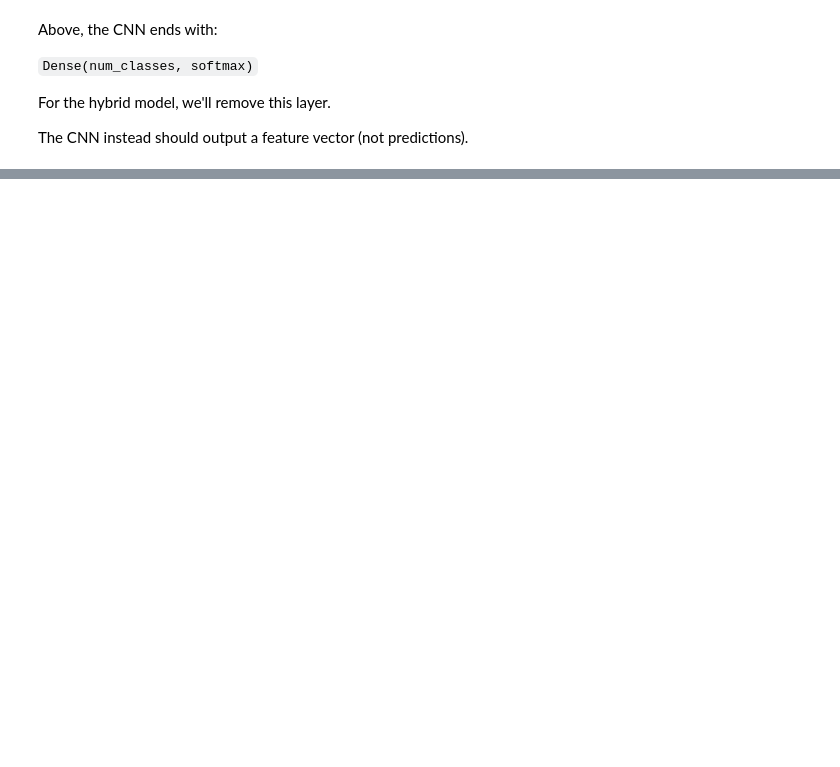
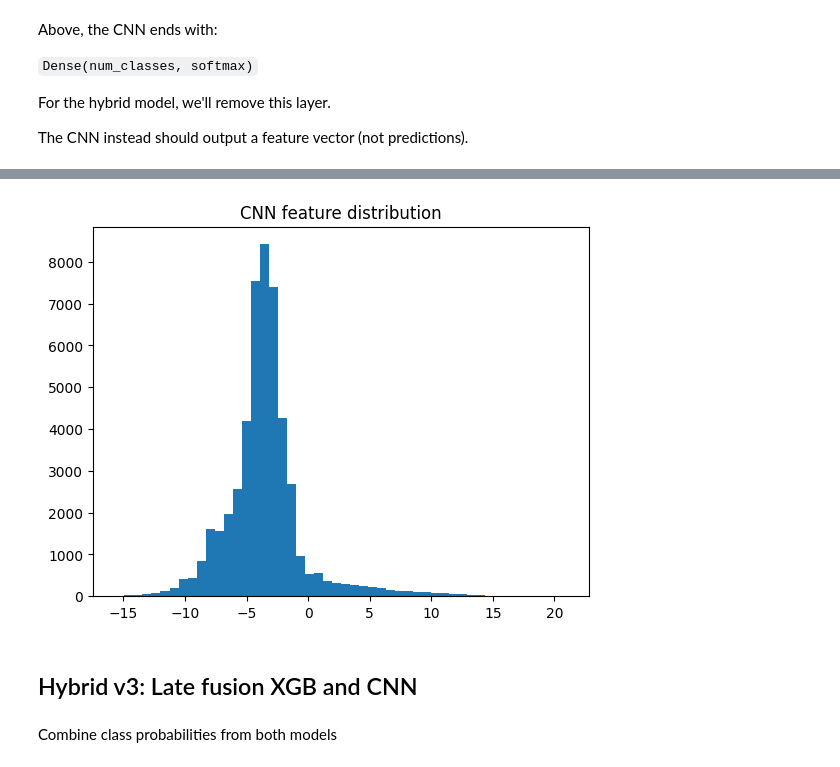
Before and after one commit to mi-mi-mia/smart-stethoscope, a Jupyter notebook: notebooks/05_keira_xgboost_feat_with_cnn.ipynb, the cells around one changed output, grey strips where cells are left out. Drawn from its saved outputs; the diff is of its cells as text; code cells hidden in the pictures; blank space fills up the shorter version.

```diff
--- a/notebooks/05_keira_xgboost_feat_with_cnn.ipynb
+++ b/notebooks/05_keira_xgboost_feat_with_cnn.ipynb
@@ -655,0 +863,8 @@ cnn_features = layers.Dropout(0.3)(cnn_features)
+# %%
+# Use the input tensor from the first layer
+cnn_feature_extractor = models.Model(
+    inputs=cnn_model.layers[0].input,
+    outputs=cnn_model.layers[-3].output  # Dense(32)
+)
+
+cnn_feature_extractor.summary()
@@ -655,0 +893,9 @@ cnn_features = layers.Dropout(0.3)(cnn_features)
+# %%
+# Extract CNN features
+X_train_cnn_feat = cnn_feature_extractor.predict(X_train_img)
+X_val_cnn_feat   = cnn_feature_extractor.predict(X_val_img)
+X_test_cnn_feat  = cnn_feature_extractor.predict(X_test_img)
+
+print("Train CNN features:", X_train_cnn_feat.shape)
+print("Val CNN features:", X_val_cnn_feat.shape)
+print("Test CNN features:", X_test_cnn_feat.shape)
@@ -655,0 +988,12 @@ cnn_features = layers.Dropout(0.3)(cnn_features)
+# %%
+import matplotlib.pyplot as plt
+
+plt.hist(X_train_cnn_feat.flatten(), bins=50)
+plt.title("CNN feature distribution")
+plt.show()
+# %% [output]
+[figure, added]
+# %% [markdown]
+## Hybrid v3: Late fusion XGB and CNN
+# %% [markdown]
+Combine class probabilities from both models
```
Also changed, not shown: parts of 32 cells of this notebook.
